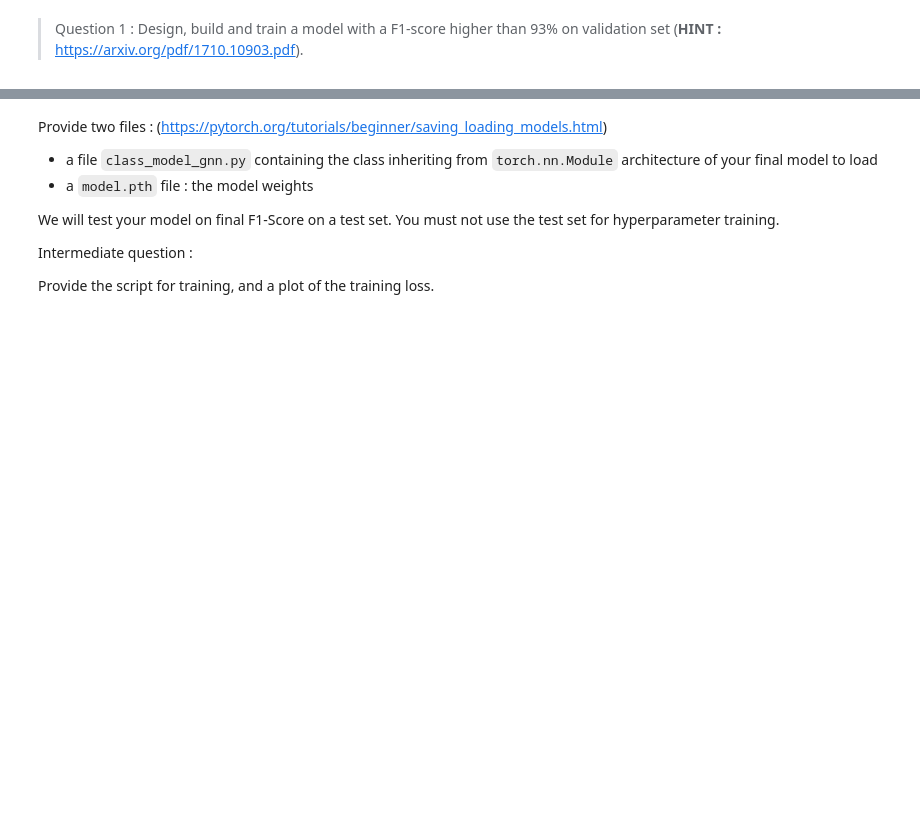
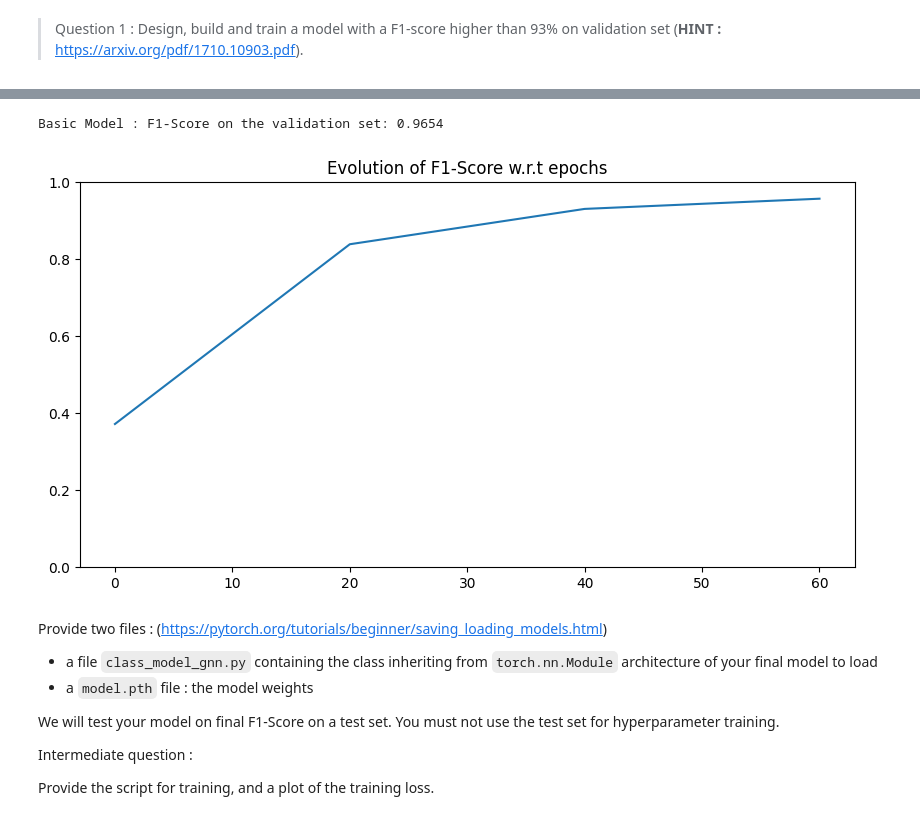
Before and after one commit to QMoayedpour/DeepInPractice_MVA, a Jupyter notebook: tp_3/TP3.ipynb, the cells around one changed output, grey strips where cells are left out. Saved outputs shown, nothing was run; the diff lists cells and outputs as text; code cells hidden in the pictures; blank space fills up the shorter version.

Commit message:
upd tp: add 1st model

```diff
--- a/tp_3/TP3.ipynb
+++ b/tp_3/TP3.ipynb
@@ -156,12 +199,19 @@ Next we construct the function to train the model.
 #####################################################
 ############## TRAIN FUNCTION #######################
 #####################################################
-def train(model, loss_fcn, device, optimizer, max_epochs, train_dataloader, val_dataloader):
+
+from tqdm import trange
+
+# Note: i changed a bit this function, i replaced with a tqdm bar (i love tqdm) and a parameter
+# iter_log, maybe #TODO: update the tqdm bar with the loss
+
+def train(model, loss_fcn, device, optimizer, max_epochs, train_dataloader, val_dataloader,
+          iter_log=20):
     epoch_list = []
     scores_list = []
 
     # loop over epochs
-    for epoch in range(max_epochs):
+    for epoch in trange(max_epochs):
         model.train()
         losses = []
         # loop over batches
@@ -177,9 +227,9 @@ def train(model, loss_fcn, device, optimizer, max_epochs, train_dataloader, val_
             optimizer.step()
             losses.append(loss.item())
         loss_data = np.array(losses).mean()
-        print("Epoch {:05d} | Loss: {:.4f}".format(epoch + 1, loss_data))
+        #print("Epoch {:05d} | Loss: {:.4f}".format(epoch + 1, loss_data))
 
-        if epoch % 5 == 0:
+        if epoch % iter_log == 0:
             # evaluate the model on the validation set
             # computes the f1-score (see next function)
             score = evaluate(model, loss_fcn, device, val_dataloader)
@@ -258,3 +392,12 @@ If the function you defined passes all the tests, you will get the full grade. O
+# %%
+### F1-SCORE ON VALID DATASET
+score_valid = evaluate(attn_model, loss_fcn, device, val_dataloader)
+print("Basic Model : F1-Score on the validation set: {:.4f}".format(score_valid))
+
+plot_f1_score(epoch_list, basic_model_scores)
+# %% [output]
+Basic Model : F1-Score on the validation set: 0.9654
+[figure, added]
 # %% [markdown]
  Provide two files : (https://pytorch.org/tutorials/beginner/saving_loading_models.html)
  -  a file  `class_model_gnn.py` containing the class inheriting from `torch.nn.Module` architecture of your final model to load
```
Also changed, not shown: parts of 6 cells of this notebook.
